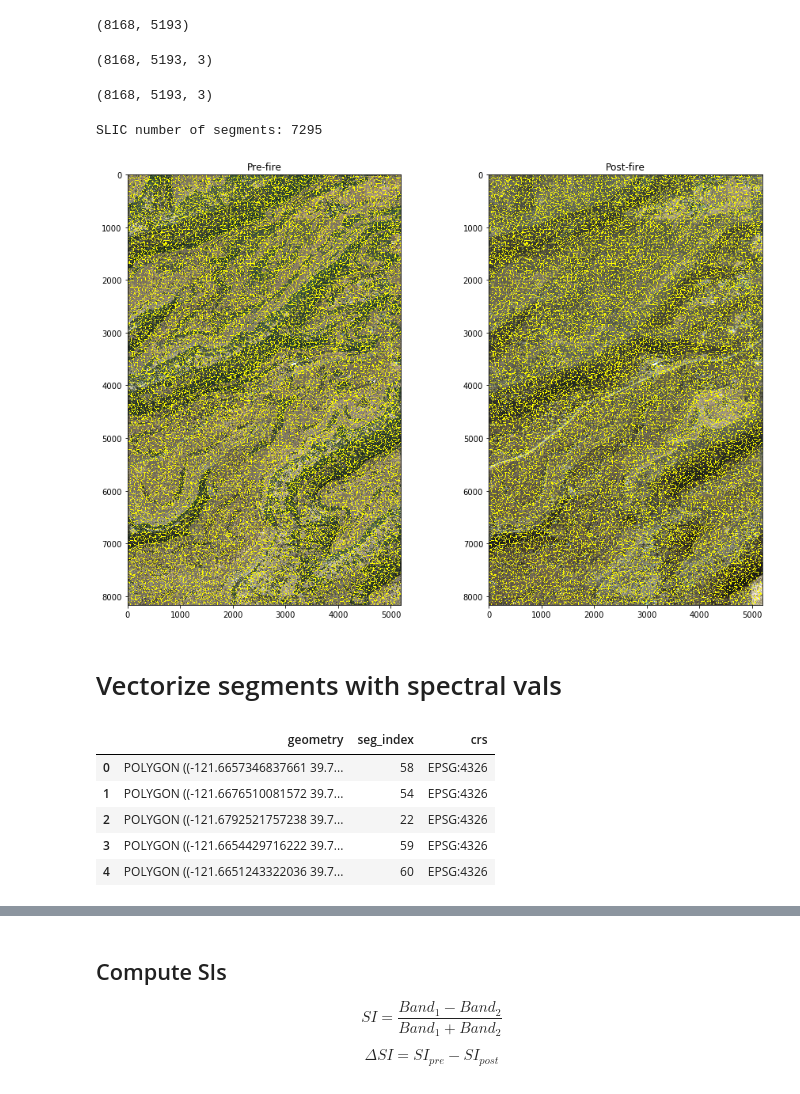
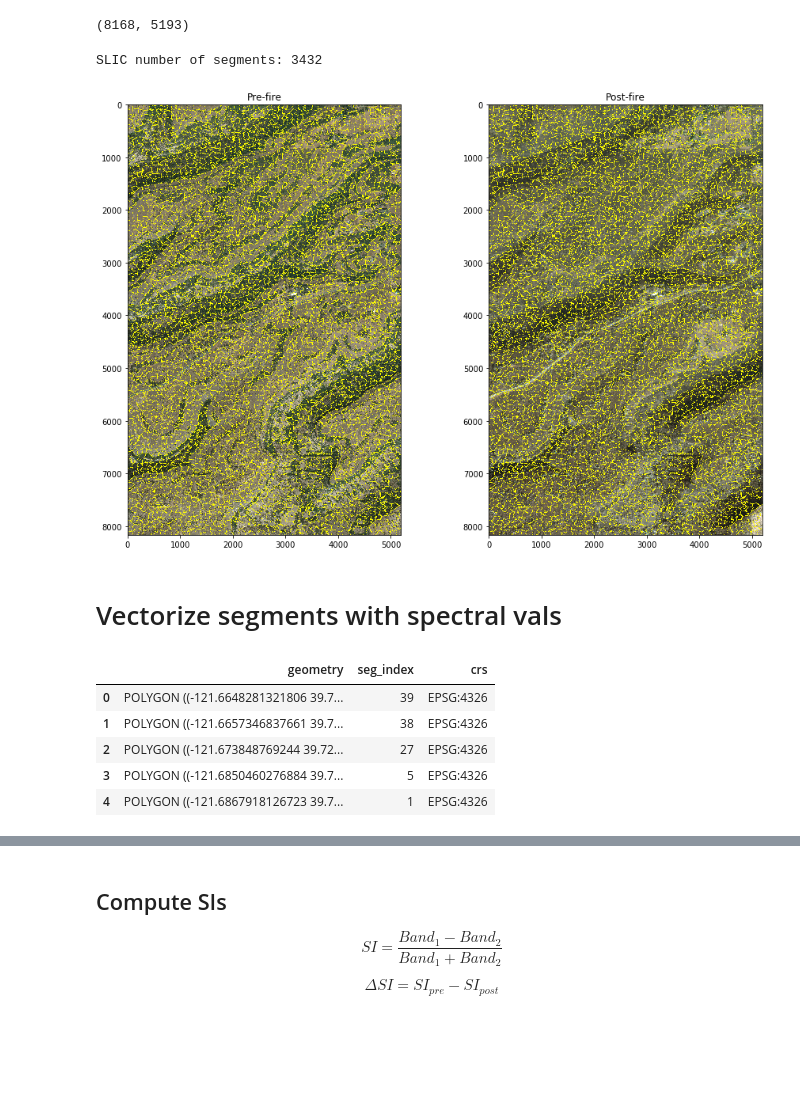
Before and after one commit to aalten77/wildfireassessment, a Jupyter notebook: WildFireDamageAssessment.ipynb, the cells around one changed output, grey strips where cells are left out. Cells and saved outputs as stored; diff of their text form; code cells hidden in the pictures; blank space fills up the shorter version.

```diff
--- a/WildFireDamageAssessment.ipynb
+++ b/WildFireDamageAssessment.ipynb
@@ -35,8 +34,8 @@ filepath_post = Path("./data/Paradise/post")
 filepath_pre = Path("./data/Paradise/pre")
 
 #WorldView Post/Pre
-fps_wv_post = list(filepath_post.glob("2*.tif"))
-fps_wv_pre = list(filepath_pre.glob("2*.tif"))
+fps_wv_post = list(filepath_post.glob("2*_clip.tif"))
+fps_wv_pre = list(filepath_pre.glob("2*_clip.tif"))
 
 #Sent2 Post/Pre
 fp_sent2_post = filepath_post / "B08_post_clipped_byte_scaled.tif"
@@ -167,42 +153,34 @@ plt.show()
 # %% [markdown]
 # Segment image
 # %%
-chunksize = (out_img_post.shape[0]//2, out_img_post.shape[1]//2)
+chunksize = (rgb_post.shape[0]//2, rgb_post.shape[1]//2)
 chunksize
 # %% [output]
 (8168, 5193)
-# %%
-out_img_pre[chunksize[0]:out_img_pre.shape[0], 0:chunksize[1], :].shape
-# %% [output]
-(8168, 5193, 3)
-# %%
-out_img_pre[0:chunksize[0], 0:chunksize[1], :].shape
-# %% [output]
-(8168, 5193, 3)
 # %%
 from skimage.segmentation import slic, felzenszwalb
 from skimage.segmentation import mark_boundaries
 from skimage.measure import label, regionprops
-segments_slic = slic(out_img_pre[0:chunksize[0], 0:chunksize[1], :], n_segments=10000, compactness=10)
+segments_slic = slic(rgb_pre[0:chunksize[0], 0:chunksize[1], :], n_segments=5000, compactness=10)
 #segments_slic = np.add(np.ones(segments_slic.shape), segments_slic).astype(np.uint16)
 print('SLIC number of segments: {}'.format(len(np.unique(segments_slic))))
 #segments_fz = felzenszwalb(out_img_pre[0:chunksize[0], 0:chunksize[1], :], scale=10, sigma=0.5, min_size=20)
 #print('Felz number of segments: {}'.format(len(np.unique(segments_fz))))
 # %% [output]
-SLIC number of segments: 7295
+SLIC number of segments: 3432
 # %%
-boundary_rgb_post = mark_boundaries(out_img_post[0:chunksize[0], 0:chunksize[1], :], segments_slic, outline_color=(1, 1, 0), mode='thick')
-bouncary_rgb_pre = mark_boundaries(out_img_pre[0:chunksize[0], 0:chunksize[1], :], segments_slic, outline_color=(1, 1, 0), mode='thick')
+boundary_rgb_post = mark_boundaries(rgb_post[0:chunksize[0], 0:chunksize[1], :], segments_slic, outline_color=(1, 1, 0), mode='thick')
+bouncary_rgb_pre = mark_boundaries(rgb_pre[0:chunksize[0], 0:chunksize[1], :], segments_slic, outline_color=(1, 1, 0), mode='thick')
 
 #boundary_rgb_post = mark_boundaries(out_img_pre[0:chunksize[0], 0:chunksize[1], :], segments_fz, outline_color=(1, 1, 0), mode='thick')
 fig, (ax1, ax2) = plt.subplots(ncols=2, figsize=(15, 10))
 im = ax1.imshow(bouncary_rgb_pre)
 ax1.set_title("Pre-fire")
 im = ax2.imshow(boundary_rgb_post)
 ax2.set_title("Post-fire")
 plt.show()
 # %% [output]
-[figure, old version]
+[figure, new version]
 # %% [markdown]
 # Vectorize segments with spectral vals
 # %%
@@ -213,18 +191,18 @@ from rasterio import features
 import geopandas as gpd
 import pandas as pd
 
-shapes_list = [{'seg_index': int(v), 'geometry': loads(shape(g).wkt)} for g, v in features.shapes(segments_slic.astype(np.uint16), mask=None, transform=out_img_transform)]
+shapes_list = [{'seg_index': int(v), 'geometry': loads(shape(g).wkt)} for g, v in features.shapes(segments_slic.astype(np.uint16), mask=None, transform=raster_src_pre.transform)]
 gdf = gpd.GeoDataFrame(shapes_list)
 gdf.crs = {'init': 'EPSG:4326'}
 gdf.insert(2, 'crs', str(raster_src_post.crs))
 gdf.head()
 # %% [output]
 |  | geometry | seg_index | crs |
-| 0 | POLYGON ((-121.6657346837661 39.7... | 58 | EPSG:4326 |
-| 1 | POLYGON ((-121.6676510081572 39.7... | 54 | EPSG:4326 |
-| 2 | POLYGON ((-121.6792521757238 39.7... | 22 | EPSG:4326 |
-| 3 | POLYGON ((-121.6654429716222 39.7... | 59 | EPSG:4326 |
-| 4 | POLYGON ((-121.6651243322036 39.7... | 60 | EPSG:4326 |
+| 0 | POLYGON ((-121.6648281321806 39.7... | 39 | EPSG:4326 |
+| 1 | POLYGON ((-121.6657346837661 39.7... | 38 | EPSG:4326 |
+| 2 | POLYGON ((-121.673848769244 39.72... | 27 | EPSG:4326 |
+| 3 | POLYGON ((-121.6850460276884 39.7... | 5 | EPSG:4326 |
+| 4 | POLYGON ((-121.6867918126723 39.7... | 1 | EPSG:4326 |
 # %%
 ## use regionprops onn segments to extract properties for dataframe
 
```
Also changed, not shown: parts of 34 cells of this notebook, 1 other file.
